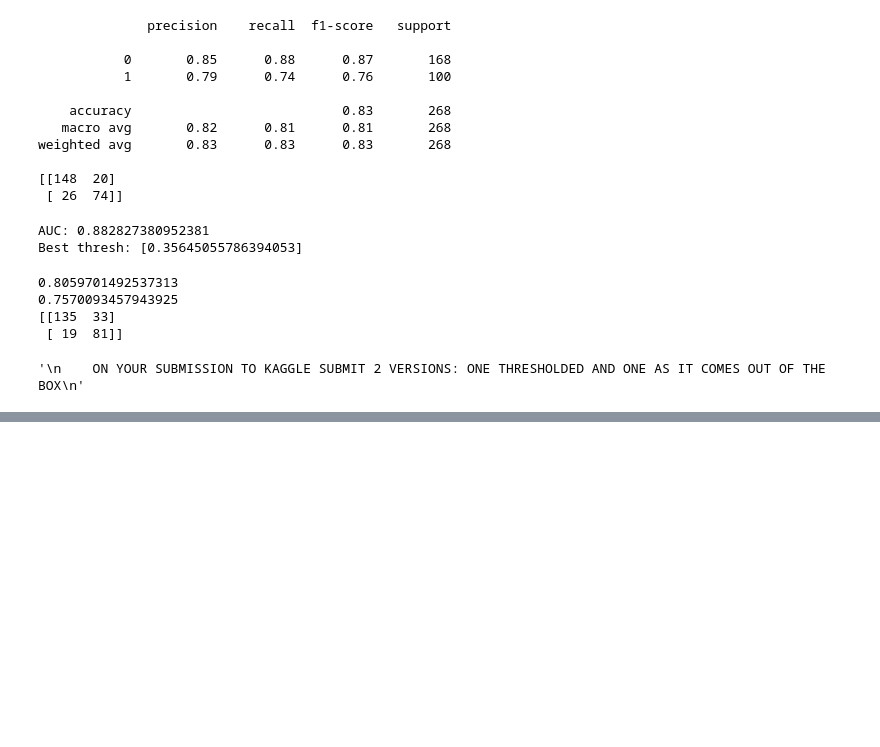
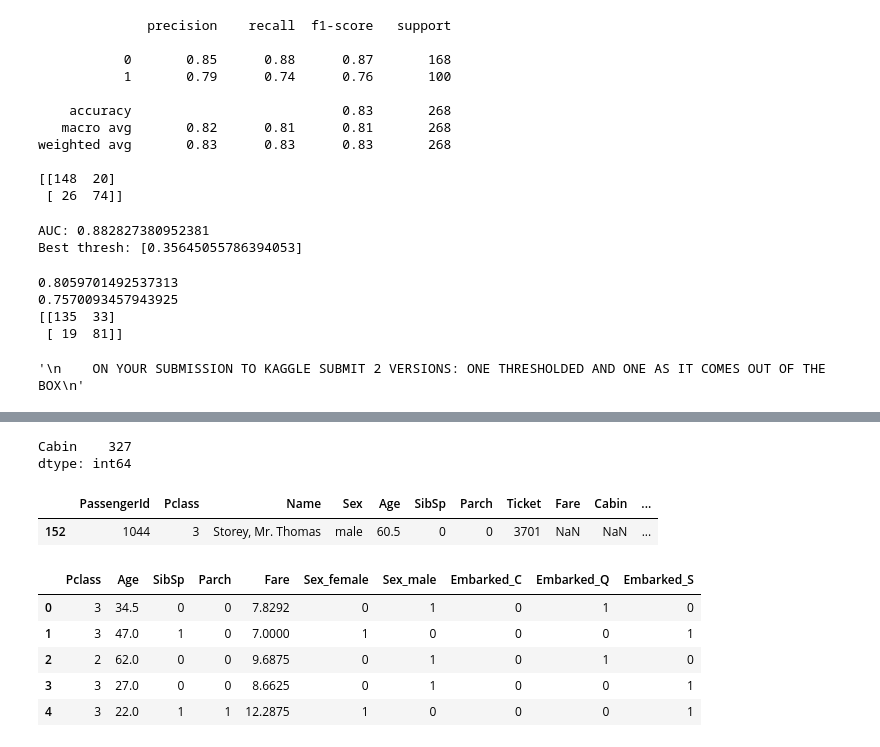
Before and after one commit to hernandezurbina/KaggleAdventures, a Jupyter notebook: Titanic-Revisited.ipynb, the cells around one changed output, grey strips where cells are left out. Drawn from its saved outputs; the diff is of its cells as text; code cells hidden in the pictures; blank space fills up the shorter version.

```diff
--- a/Titanic-Revisited.ipynb
+++ b/Titanic-Revisited.ipynb
@@ -1478,0 +1797,36 @@ print(confusion_matrix(y_test, preds))
+# %%
+missing_val_count_by_column = (titanic_test.isnull().sum())
+print(missing_val_count_by_column[missing_val_count_by_column > 0])
+# %% [output]
+Cabin    327
+dtype: int64
+# %%
+### do almost same transf on test set's misssing vals
+titanic_test['Age'] = imputer.transform(titanic_test['Age'].values.reshape(-1, 1))
+# %%
+### Q: CAN WE ASSUME THAT THE DIST OF AGES IN TRAIN SET IS THE SAME AS IN TEST SET?
+### I.E. SAME TRASNFORMATIONS CAN BE APPLIED?
+titanic_test[titanic_test['Fare'].isnull()]
+# %% [output]
+|  | PassengerId | Pclass | Name | Sex | Age | SibSp | Parch | Ticket | Fare | Cabin | ... |
+| 152 | 1044 | 3 | Storey, Mr. Thomas | male | 60.5 | 0 | 0 | 3701 | NaN | NaN | ... |
+# %%
+titanic_test.at[152, 'Fare'] = 14.454200
+### we are imputing w the median,
+### the mean differs too much from this val this is because the dist is skewed
+### if we imputed w the mean, maybe a diff prediction would result and thus another acc
+# %%
+### Drop unnecessary cols
+passenger_ids = titanic_test['PassengerId']
+unnecessary_cols = ['PassengerId', 'Name', 'Ticket', 'Cabin']
+titanic_test.drop(unnecessary_cols, inplace=True, axis=1)
+titanic_test = pd.get_dummies(titanic_test)
+# %%
+titanic_test.head()
+# %% [output]
+|  | Pclass | Age | SibSp | Parch | Fare | Sex_female | Sex_male | Embarked_C | Embarked_Q | Embarked_S |
+| 0 | 3 | 34.5 | 0 | 0 | 7.8292 | 0 | 1 | 0 | 1 | 0 |
+| 1 | 3 | 47.0 | 1 | 0 | 7.0000 | 1 | 0 | 0 | 0 | 1 |
+| 2 | 2 | 62.0 | 0 | 0 | 9.6875 | 0 | 1 | 0 | 1 | 0 |
+| 3 | 3 | 27.0 | 0 | 0 | 8.6625 | 0 | 1 | 0 | 0 | 1 |
+| 4 | 3 | 22.0 | 1 | 1 | 12.2875 | 1 | 0 | 0 | 0 | 1 |
```
Also changed, not shown: parts of 28 cells of this notebook.
